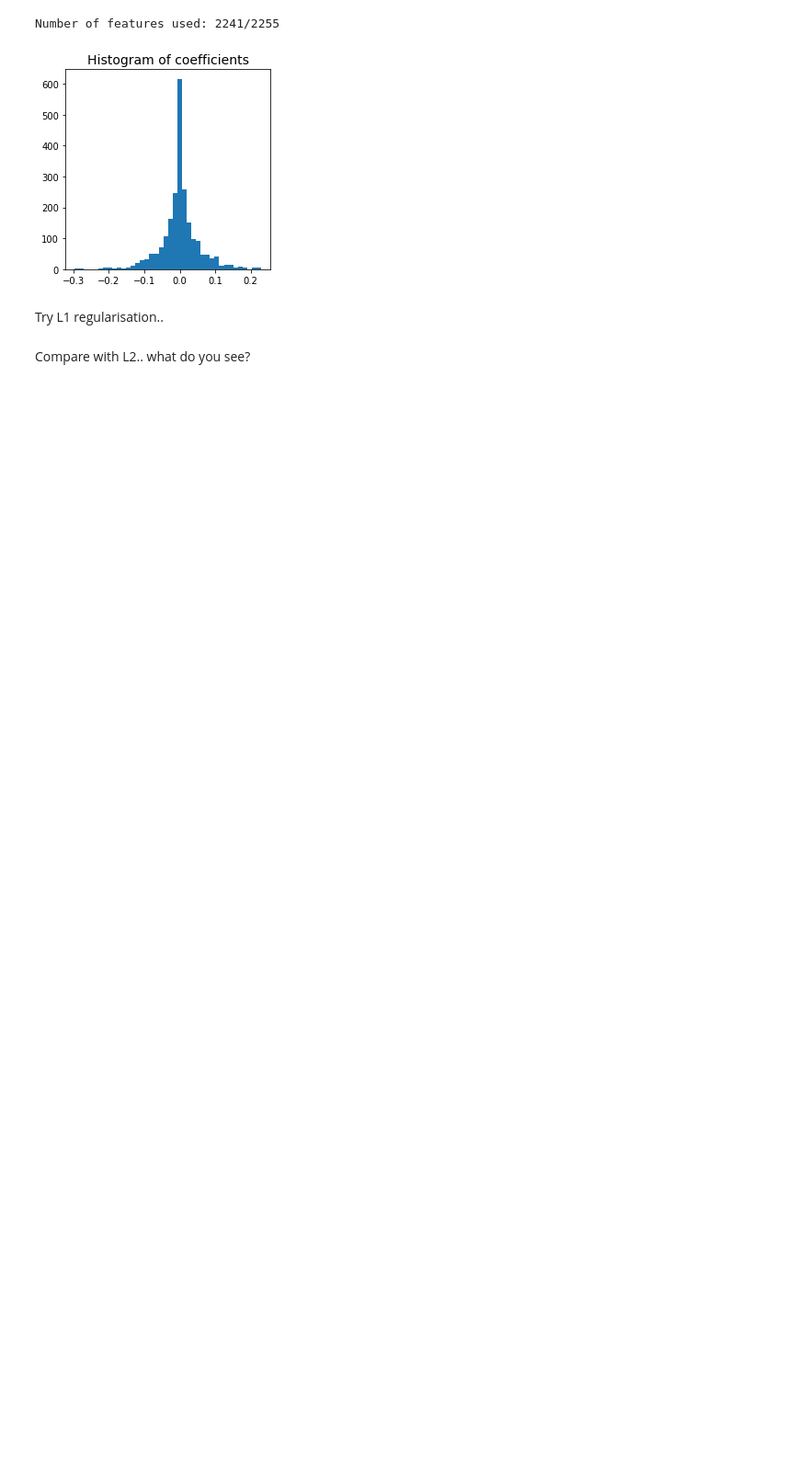
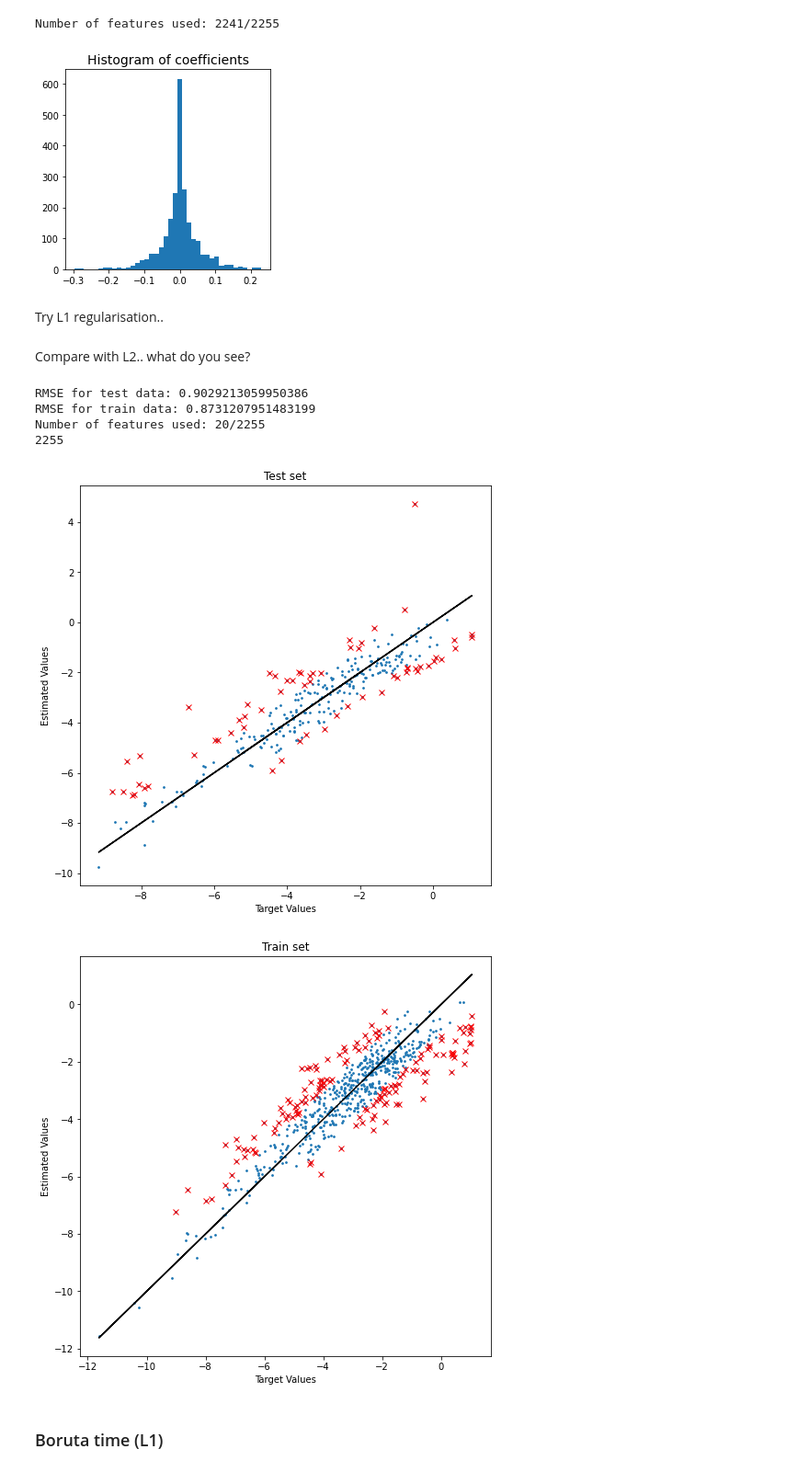
Before and after one commit to brad-pat/AI_G1, a Jupyter notebook: Task1.ipynb, the cells around one changed output. Shown at 92% size. Drawn from its saved outputs; the diff is of its cells as text; code cells hidden in the pictures; blank space fills up the shorter version.

```diff
--- a/Task1.ipynb
+++ b/Task1.ipynb
@@ -235,3 +285,23 @@ Try L1 regularisation..
 Compare with L2.. what do you see?
 # %%
 from sklearn.linear_model import Lasso
+
+lasso = Lasso(alpha=2.3, max_iter=100000).fit(X_train, y_train)
+lasso_yHatTest = lasso.predict(X_test)
+lasso_yHatTrain = lasso.predict(X_train)
+
+
+garbo = RMSE(y_test, lasso_yHatTest, outlierThreshold, "test")
+garbo = RMSE(y_train, lasso_yHatTrain, outlierThreshold, "train")
+
+print(f"Number of features used: {np.sum(lasso.coef_ != 0)}/{X.shape[1]}")
+print(len(lasso.coef_))
+# %% [output]
+RMSE for test data: 0.9029213059950386
+RMSE for train data: 0.8731207951483199
+Number of features used: 20/2255
+2255
+[figure, added]
+[figure, added]
+# %% [markdown]
+### Boruta time (L1)
```
Also changed, not shown: parts of 8 cells of this notebook.
